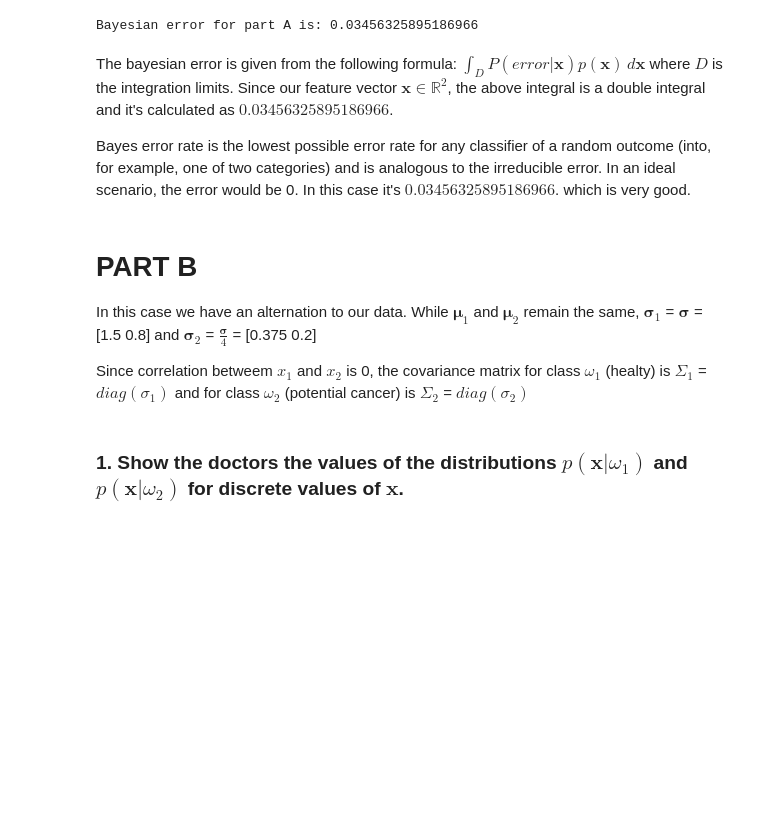
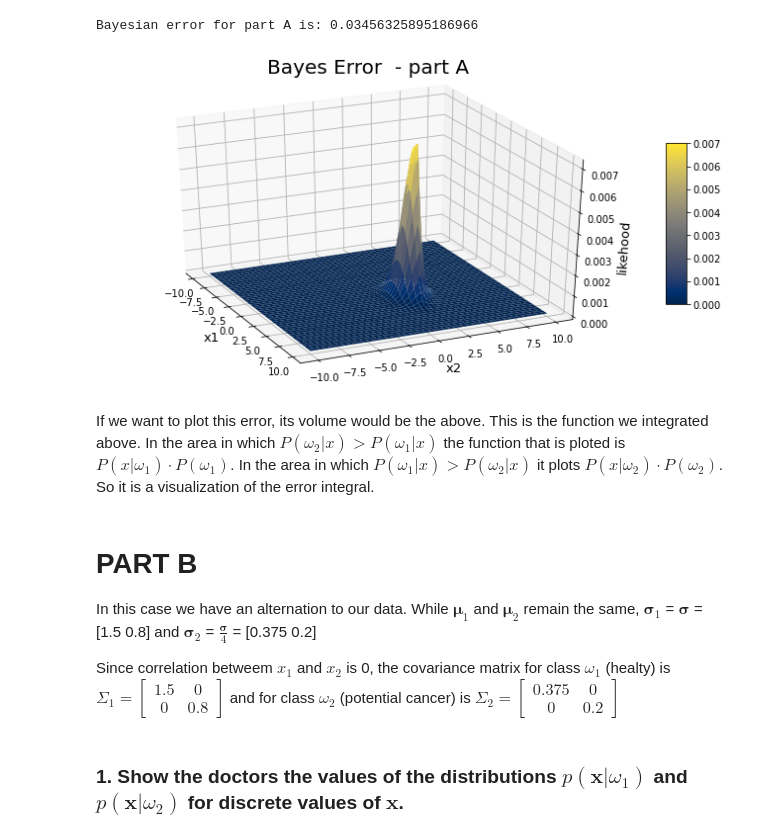
Before and after one commit to Sourland/pattern-recognision, a Jupyter notebook: Naive_Bayes.ipynb, the cells around one changed output. Cells and saved outputs as stored; diff of their text form; code cells hidden in the pictures; blank space fills up the shorter version.

Commit message:
Add files via upload
changes in bayesian error plotting. Some additions in comments

```diff
--- a/Naive_Bayes.ipynb
+++ b/Naive_Bayes.ipynb
@@ -265,19 +257,49 @@ for i in range(0,1000):
 print("Bayesian error for " + part + " is:" ,error)
 # %% [output]
 Bayesian error for part A is: 0.03456325895186966
-# %% [markdown]
-The bayesian error is given from the following formula:
-$ \int_{D}^{} P(error|\textbf{x})p(\textbf{x}) \,d\textbf{x} $
-where $D$ is the integration limits. Since our feature vector $\textbf{x} \in 	\mathbb{R}^2$, the above integral is a double integral
-and it's calculated as $0.03456325895186966$.
-
-Bayes error rate is the lowest possible error rate for any classifier of a random outcome (into, for example, one of two categories) and is analogous to the irreducible error. In an ideal scenario, the error would be 0. In this case it's $0.03456325895186966$. which is very good.
+# %%
+x = np.linspace(-10,10,1000)
+y = np.linspace(-10,10,1000)
+X, Y = np.meshgrid(x,y)
+pos = np.empty(X.shape + (2,))
+pos[:, :, 0] = X; pos[:, :, 1] = Y
+
+totalProbability = Px_omega1.pdf(pos) * P_omega1 + Px_omega2.pdf(pos) * P_omega2
+
+#calculate a posteriori probabilities for the two categories
+Pomega1_x = (Px_omega1.pdf(pos) * P_omega1) / totalProbability
+Pomega2_x = (Px_omega2.pdf(pos) * P_omega2) / totalProbability
+
+#Make a 3D plot
+fig = plt.figure(figsize=(12, 6))
+ax = fig.gca(projection='3d')
+surf = ax.plot_surface(X, Y, np.where(Pomega1_x < Pomega2_x, Px_omega1.pdf(pos) *P_omega1, Px_omega2.pdf(pos) *P_omega2),cmap='cividis',linewidth=0.2)
+
+ax.set_xlabel('x1', fontsize=13)
+ax.set_ylabel('x2', fontsize=13)
+ax.set_zlabel('likehood', fontsize=13)
+ax.set_title(label ='Bayes Error  - ' + part,fontsize=20,pad=15.0)
+ax.view_init(30, -25)
+fig.colorbar(surf, ax = ax,shrink = 0.5, aspect = 8)
+# plt.xlim([-2, 2])
+# plt.ylim([-2, 2])
+plt.show()
+# %% [output]
+[figure, added]
+# %% [markdown]
+If we want to plot this error, its volume would be the above. This is the function we integrated above. In the area in which $P(ω_2|x) > P(ω_1|x)$ the function that is ploted is $P(x|ω_1)\cdot P(ω_1)$. In the area in which $P(ω_1|x) > P(ω_2|x)$ it plots $P(x|ω_2)\cdot P(ω_2)$. So it is a visualization of the error integral.
 # %% [markdown]
 # **PART B**
 In this case we have an alternation to our data. While $\textbf{μ}_1$ and $\textbf{μ}_2$ remain the same, $\textbf{σ}_1$ = $\textbf{σ}$ = [1.5 0.8] and
 $\textbf{σ}_2$ = $\frac{\textbf{σ}}{4}$ = [0.375 0.2]
 
-Since correlation betweem $x_1$ and $x_2$ is 0, the covariance matrix for class $ω_1$ (healty) is $Σ_1$ = $diag(\sigma_1)$ and for class $ω_2$ (potential cancer) is $Σ_2$ = $diag(\sigma_2)$
+Since correlation betweem $x_1$ and $x_2$ is 0, the covariance matrix for class $ω_1$ (healty) is $Σ_1 = \begin{bmatrix}
+1.5 & 0 \\
+0 & 0.8
+\end{bmatrix}$ and for class $ω_2$ (potential cancer) is $Σ_2 = \begin{bmatrix}
+0.375 & 0 \\
+0 & 0.2
+\end{bmatrix}$
 # %% [markdown]
 ### 1. Show the doctors the values of the distributions $p(\textbf{x}|ω_1)$ and $p(\textbf{x}|ω_2)$ for discrete values of $\textbf{x}$.
 # %%
```
Also changed, not shown: parts of 16 cells of this notebook.
